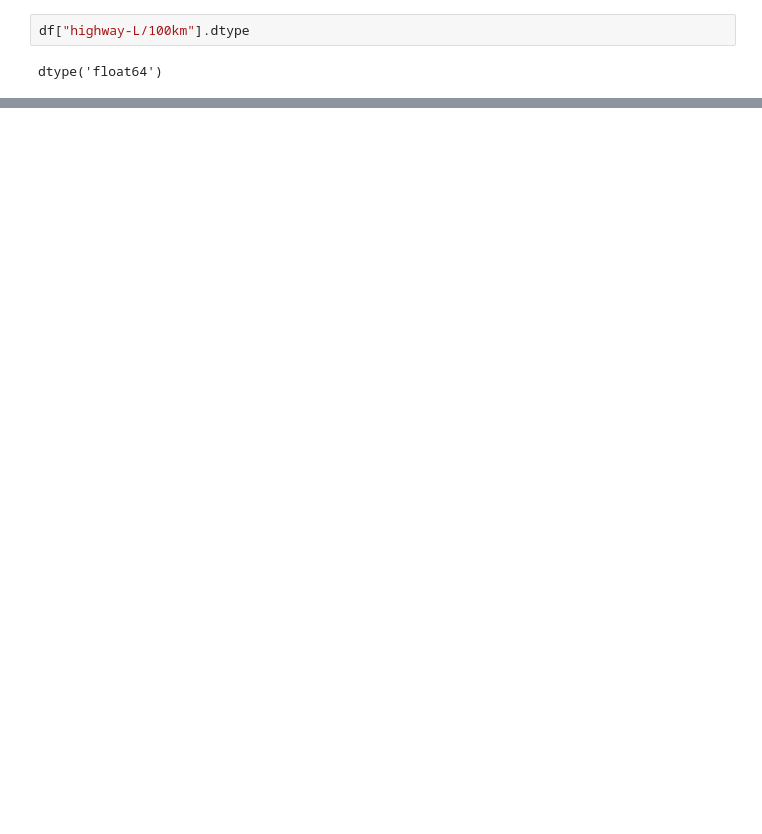
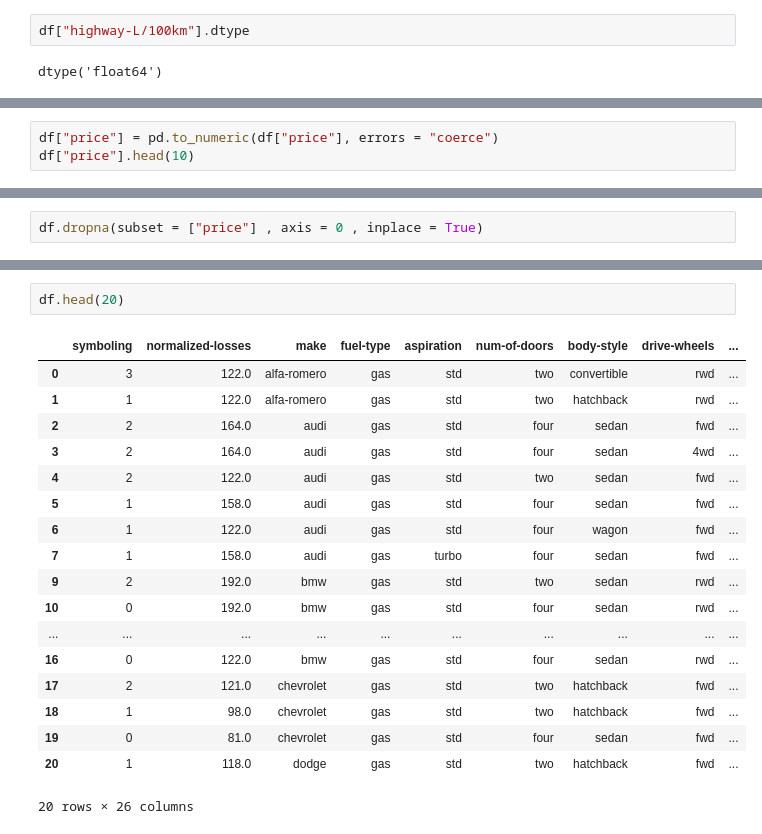
Before and after one commit to VishSeran/Data-Preprocessing, a Jupyter notebook: DataPreprocessing.ipynb, the cells around one changed output, grey strips where cells are left out. Saved outputs shown, nothing was run; the diff lists cells and outputs as text; blank space fills up the shorter version.

Commit message:
price column missing value handled Data Preprocessing

```diff
--- a/DataPreprocessing.ipynb
+++ b/DataPreprocessing.ipynb
@@ -213,0 +227,3 @@ dtype('float64')
+# %%
+df["price"] = pd.to_numeric(df["price"], errors = "coerce")
+df["price"].head(10)
@@ -213,0 +242,2 @@ dtype('float64')
+# %%
+df.dropna(subset = ["price"] , axis = 0 , inplace = True)
@@ -213,0 +258,21 @@ dtype('float64')
+# %%
+df.head(20)
+# %% [output]
+|  | symboling | normalized-losses | make | fuel-type | aspiration | num-of-doors | body-style | drive-wheels | ... |
+| 0 | 3 | 122.0 | alfa-romero | gas | std | two | convertible | rwd | ... |
+| 1 | 1 | 122.0 | alfa-romero | gas | std | two | hatchback | rwd | ... |
+| 2 | 2 | 164.0 | audi | gas | std | four | sedan | fwd | ... |
+| 3 | 2 | 164.0 | audi | gas | std | four | sedan | 4wd | ... |
+| 4 | 2 | 122.0 | audi | gas | std | two | sedan | fwd | ... |
+| 5 | 1 | 158.0 | audi | gas | std | four | sedan | fwd | ... |
+| 6 | 1 | 122.0 | audi | gas | std | four | wagon | fwd | ... |
+| 7 | 1 | 158.0 | audi | gas | turbo | four | sedan | fwd | ... |
+| 9 | 2 | 192.0 | bmw | gas | std | two | sedan | rwd | ... |
+| 10 | 0 | 192.0 | bmw | gas | std | four | sedan | rwd | ... |
+| ... | ... | ... | ... | ... | ... | ... | ... | ... | ... |
+| 16 | 0 | 122.0 | bmw | gas | std | four | sedan | rwd | ... |
+| 17 | 2 | 121.0 | chevrolet | gas | std | two | hatchback | fwd | ... |
+| 18 | 1 | 98.0 | chevrolet | gas | std | two | hatchback | fwd | ... |
+| 19 | 0 | 81.0 | chevrolet | gas | std | four | sedan | fwd | ... |
+| 20 | 1 | 118.0 | dodge | gas | std | two | hatchback | fwd | ... |
+20 rows × 26 columns
```
Also changed, not shown: parts of 5 cells of this notebook.
